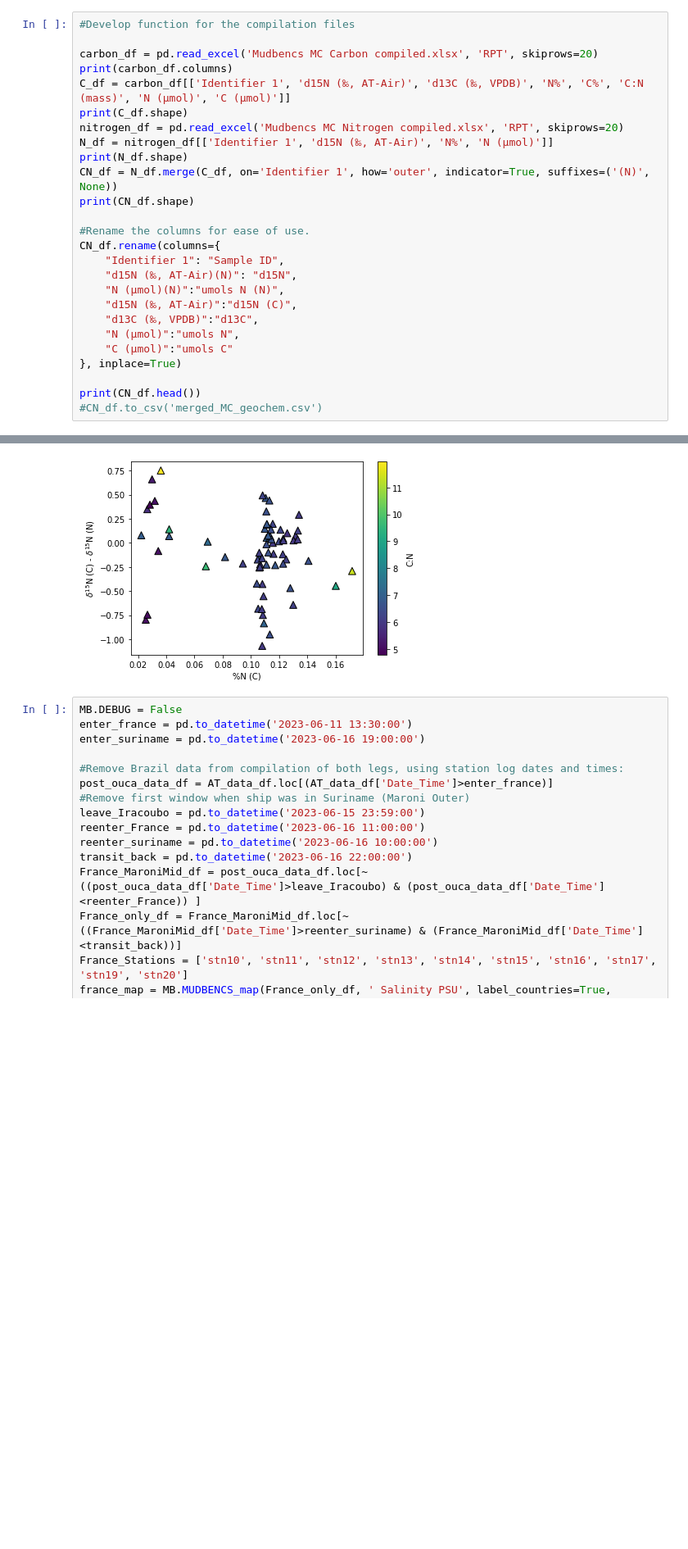
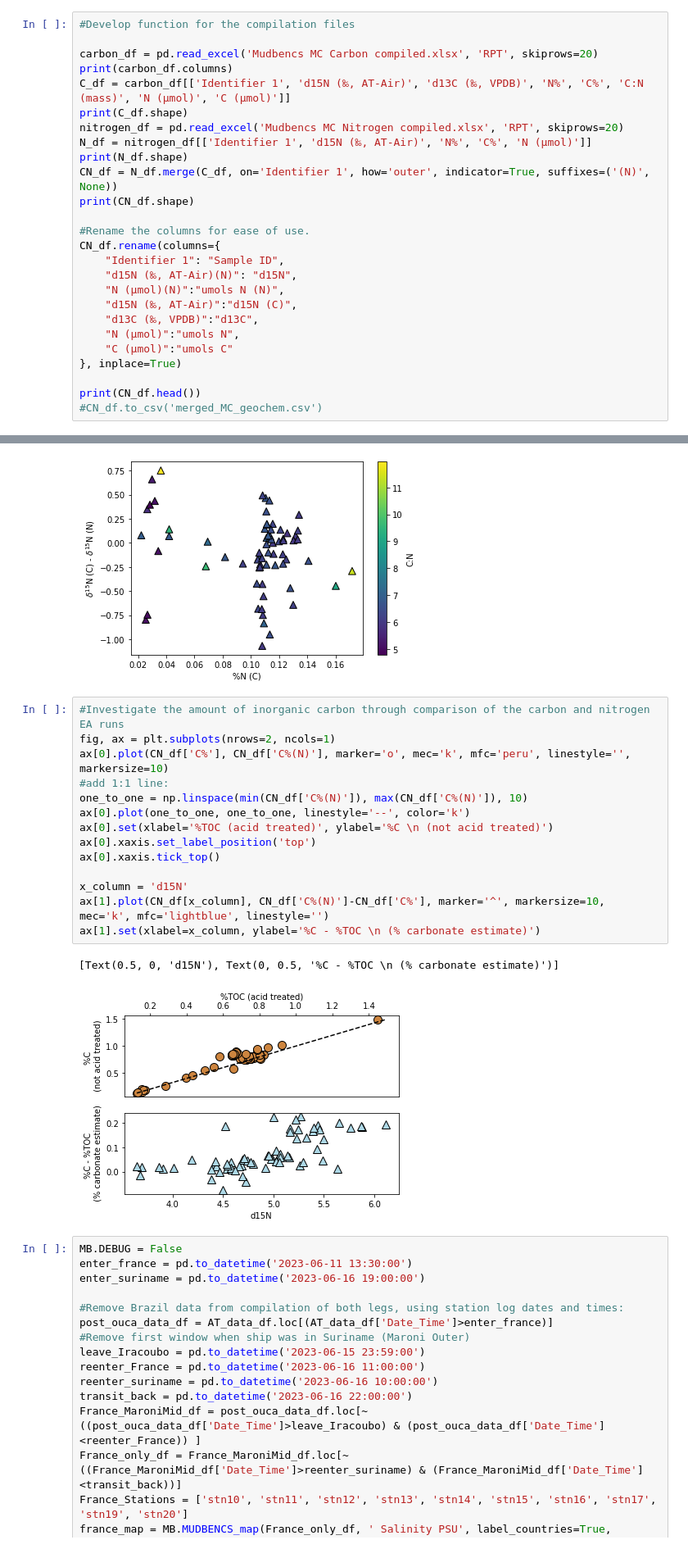
Before and after one commit to DirtBurner/MUDBENCS, a Jupyter notebook: MUDBENCS_CTD.ipynb, the cells around one changed output, grey strips where cells are left out. Shown at 82% size. Cells and saved outputs as stored; diff of their text form; blank space fills up the shorter version.

```diff
--- a/MUDBENCS_CTD.ipynb
+++ b/MUDBENCS_CTD.ipynb
@@ -279,7 +302,7 @@ print(carbon_df.columns)
 C_df = carbon_df[['Identifier 1', 'd15N (‰, AT-Air)', 'd13C (‰, VPDB)', 'N%', 'C%', 'C:N (mass)', 'N (µmol)', 'C (µmol)']]
 print(C_df.shape)
 nitrogen_df = pd.read_excel('Mudbencs MC Nitrogen compiled.xlsx', 'RPT', skiprows=20)
-N_df = nitrogen_df[['Identifier 1', 'd15N (‰, AT-Air)', 'N%', 'N (µmol)']]
+N_df = nitrogen_df[['Identifier 1', 'd15N (‰, AT-Air)', 'N%', 'C%', 'N (µmol)']]
 print(N_df.shape)
 CN_df = N_df.merge(C_df, on='Identifier 1', how='outer', indicator=True, suffixes=('(N)', None))
 print(CN_df.shape)
@@ -374,6 +397,23 @@ plt.tight_layout()
 #plt.savefig('C:/Users/beros/Box/UDrive_brosenheim/My_Documents/Research/Seagoing Expeditions/CHEM-OCE Guianas Mudbanks 2020/Expedition prep/MUDBENCS/Coring Data/NIsotopeDiff_percentN_CN.svg', dpi=300)
 # %% [output]
 [figure]
+# %%
+#Investigate the amount of inorganic carbon through comparison of the carbon and nitrogen EA runs
+fig, ax = plt.subplots(nrows=2, ncols=1)
+ax[0].plot(CN_df['C%'], CN_df['C%(N)'], marker='o', mec='k', mfc='peru', linestyle='', markersize=10)
+#add 1:1 line:
+one_to_one = np.linspace(min(CN_df['C%(N)']), max(CN_df['C%(N)']), 10)
+ax[0].plot(one_to_one, one_to_one, linestyle='--', color='k')
+ax[0].set(xlabel='%TOC (acid treated)', ylabel='%C \n (not acid treated)')
+ax[0].xaxis.set_label_position('top')
+ax[0].xaxis.tick_top()
+
+x_column = 'd15N'
+ax[1].plot(CN_df[x_column], CN_df['C%(N)']-CN_df['C%'], marker='^', markersize=10, mec='k', mfc='lightblue', linestyle='')
+ax[1].set(xlabel=x_column, ylabel='%C - %TOC \n (% carbonate estimate)')
+# %% [output]
+[Text(0.5, 0, 'd15N'), Text(0, 0.5, '%C - %TOC \n (% carbonate estimate)')]
+[figure, added]
 # %%
 MB.DEBUG = False
 enter_france = pd.to_datetime('2023-06-11 13:30:00')
```
Also changed, not shown: parts of 3 cells of this notebook, 1 other file.
